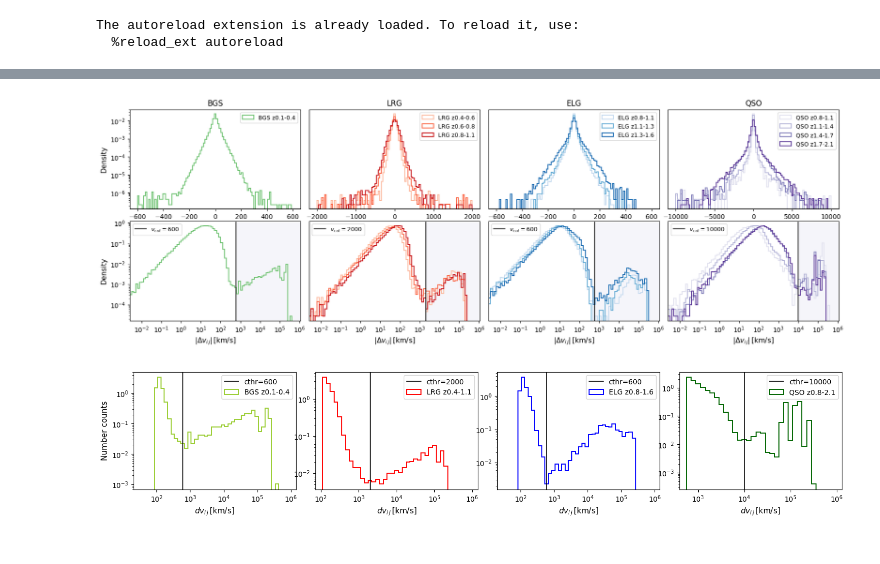
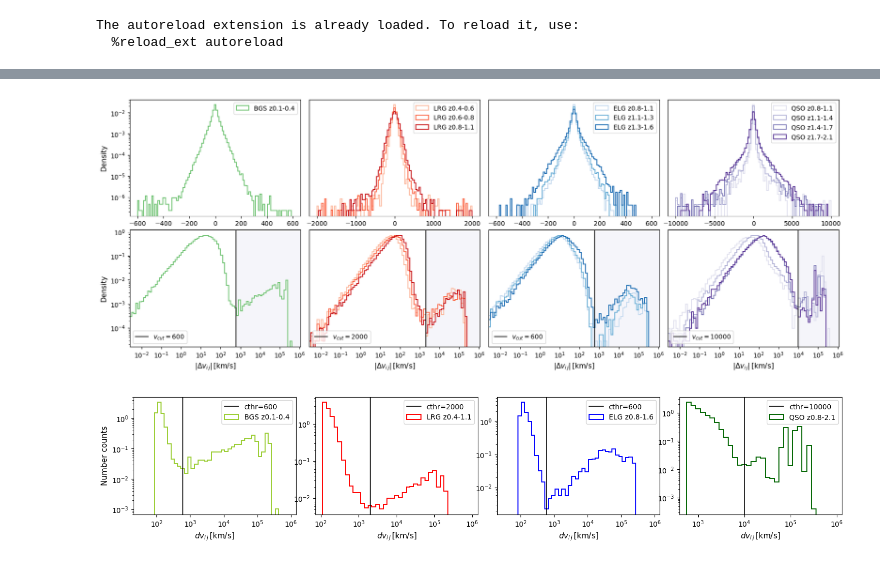
Before and after one commit to ShengyuHE/desi_y3_redshift_errors, a Jupyter notebook: main/repeat_obs/notebooks/repeats_distribution.ipynb, the cells around one changed output, grey strips where cells are left out. Saved outputs shown, nothing was run; the diff lists cells and outputs as text; code cells hidden in the pictures.

```diff
--- a/main/repeat_obs/notebooks/repeats_distribution.ipynb
+++ b/main/repeat_obs/notebooks/repeats_distribution.ipynb
@@ -97,7 +140,7 @@ for indt, tracer in enumerate(tracers):
 # %%
 tracers = ['BGS', 'LRG', 'ELG', 'QSO']
 
-fig = plt.figure(figsize=(20, 6))
+fig = plt.figure(figsize=(20, 7))
 gs = gridspec.GridSpec(2, 4, wspace=0.05, hspace=0.12)
 
 for indt, tracer in enumerate(tracers):
@@ -105,9 +148,7 @@ for indt, tracer in enumerate(tracers):
     colormap = get_cmap(COLOR_TRACER_GRADIENT[tracer])(
         np.linspace(0, 1, len(REDSHIFT_BIN_ABACUSHF_V2[tracer]) + 2)
     )[1:]
-
     for indz, (zmin, zmax) in enumerate(REDSHIFT_BIN_ABACUSHF_V2[tracer]):
-
         dv, qu = get_repeats_dv(tracer[:3], zmin, zmax, kind='Z1/Z2')
         cthr = qu['cthr']
         # ========== |Δv| ==========
@@ -116,40 +157,38 @@ for indt, tracer in enumerate(tracers):
             lw=1.4, color=colormap[indz], label=f'{tracer[:3]} z{zmin}-{zmax}')
         ax.set_yscale('log')
         ax.set_xlim(-cthr * 1.1, +cthr * 1.1)
         ax.set_xlabel(r'$\Delta v_{i\,j} \, \rm{[km/s]}$', fontsize=11)
         if indt == 0:
             ax.set_ylabel('Density', fontsize=11)
         else:
             ax.tick_params(axis='y', which='both', left=False, labelleft=False)
-        ax.legend(fontsize=9)
+        ax.legend(fontsize=10)
         # ========== log10 |Δv| ==========
         ax = plt.subplot(gs[1, indt])
         catasmin, catasmax, catasbin = -3.5, 6.05, 0.1
         ax.hist(np.log10(np.abs(dv)), histtype='step', bins=np.arange(catasmin, catasmax, catasbin), density=True,
             lw=1.4, color=colormap[indz],)
         if indz == 0:
             ax.axvline(np.log10(cthr), color='black', lw=1.2, label=f'$v_{{cut}}={cthr}$')
             ax.axvspan(np.log10(cthr), 7, color='darkblue', alpha=0.04, zorder=0)
         ax.set_yscale('log')
         ax.set_xlim(catasmin + 0.9, catasmax)
         ax.set_xlabel(r'$|\Delta v_{i\,j}| \, \rm{[km/s]}$', fontsize=11)
         ax.xaxis.set_major_locator(ticker.MultipleLocator(1))
         ax.xaxis.set_major_formatter(ticker.FuncFormatter(lambda x, _: fr"$10^{{{int(x)}}}$"))
         if indt == 0:
             ax.set_ylabel('Density', fontsize=11)
         else:
             ax.tick_params(axis='y', which='both', left=False, labelleft=False)
         if indz == 0:
-            ax.legend(fontsize=9)
-
+            ax.legend(fontsize=10, loc=3)
 # Optional: panel titles
-for i, tracer in enumerate(tracers):
-    plt.subplot(gs[0, i]).set_title(tracer, fontsize=12)
-
+# for i, tracer in enumerate(tracers):
+    # plt.subplot(gs[0, i]).set_title(tracer, fontsize=12)
 if save_fig == True:
     plt.savefig(OVERLEAF_DIR+f'/hist_redshift_errors_bin', dpi=400, bbox_inches='tight')
 # %% [output]
-[figure, old version]
+[figure, new version]
 # %%
 # plot the overall dv distribution
 fig = plt.figure(figsize=(18, 3))
```
Also changed, not shown: parts of 2 cells of this notebook, 15 other files.
